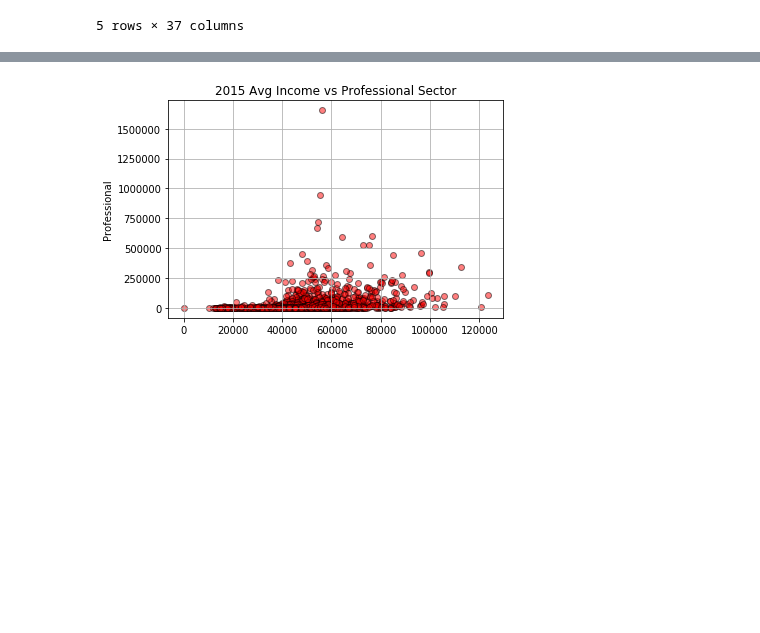
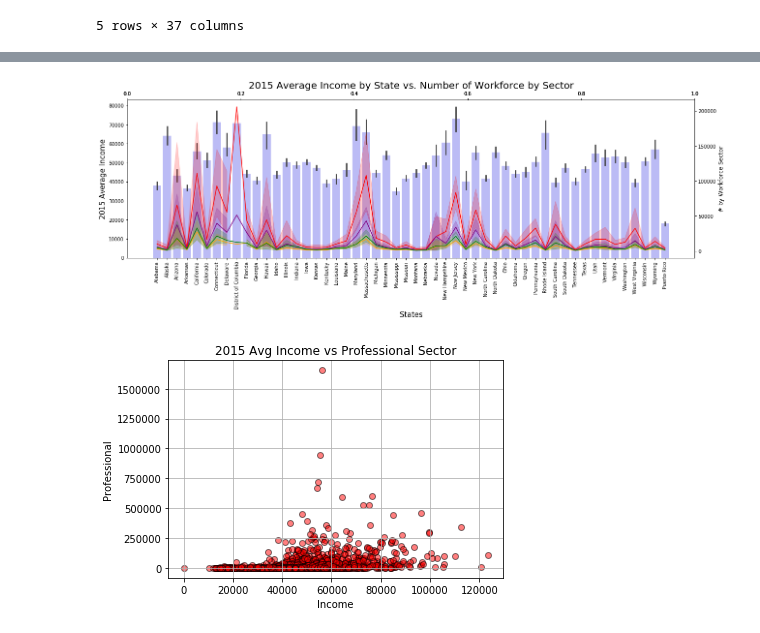
Before and after one commit to charlim26/censusproject, a Jupyter notebook: 2015_state_data_results.ipynb, the cells around one changed output, grey strips where cells are left out. Drawn from its saved outputs; the diff is of its cells as text; code cells hidden in the pictures; blank space fills up the shorter version.

```diff
--- a/2015_state_data_results.ipynb
+++ b/2015_state_data_results.ipynb
@@ -22,5 +17,4 @@ census_county_code_data = "Output/county_code_data.csv"
 # %%
 # Read the Census data
-census_county_results_2015 = pd.read_csv(census_state_path_2015)
-census_county_code = pd.read_csv(census_county_code_data)
+census_state_results = pd.read_csv(census_state_path_2015)
 # %%
@@ -180,3 +104,7 @@ summary_2015_df .style.format({"Total Pop":"{:,}",
 # %% [output]
 |  | Total Pop | Men% | Women% | Income_Avg | Employed% | Professional% | Service% | Office% | Construction% | ... |
 | 0 | 320,098,094 | 49.19% | 50.81% | $46,115.54 | 45.86% | 36.63% | 18.16% | 24.11% | 8.95% | ... |
+# %%
+# Building a dataframe to find the types that makes up the states workforce based on 2015:
+sectors = census_state_results[['State', 'Income','TotalPop', 'Professional', 'Service', 'Office', 'Construction', 'Production']]
+sectors
@@ -183 +125,34 @@ summary_2015_df .style.format({"Total Pop":"{:,}",
+# %%
+# Combo chart
+fig, ax = plt.subplots(figsize=(21,6))
+data = sectors
+
+ax.set_title('2015 Average Income by State vs. Number of Workforce by Sector', fontsize=20)
+ax = sns.barplot(x='State', y='Income', data = data, color='blue', alpha=.3)
+
+ax2 = ax.twinx()
+color1 = 'red'
+sns.lineplot(x='State', y='Professional', data = data, ax=ax2, color=color1,alpha=1.0)
+
+ax3 = ax.twiny()
+color2 = 'purple'
+sns.lineplot(x='State', y='Service', data = data, ax=ax2, color=color2,alpha=1.0)
+
+ax4 = ax.twiny()
+color3 = 'orange'
+sns.lineplot(x='State', y='Construction', data = data, ax=ax2, color=color3,alpha=1.0)
+
+ax5 = ax.twiny()
+color4 = 'green'
+sns.lineplot(x='State', y='Production', data = data, ax=ax2, color=color4,alpha=1.0)
+
+ax.set_xlabel('States', fontsize=15)
+ax.set_ylabel('2015 Average Income', fontsize=15)
+ax.set_xticklabels(ax.get_xticklabels(), rotation=90)
+
+ax2.set_ylabel('# by Workforce Sector', fontsize=12)
+
+plt.show()
+# %% [output]
+[figure, added]
 # %%
```
Also changed, not shown: parts of 13 cells of this notebook, 6 other files.
